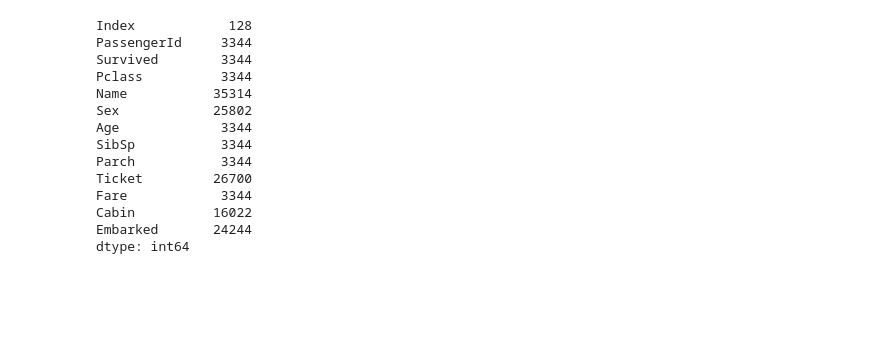
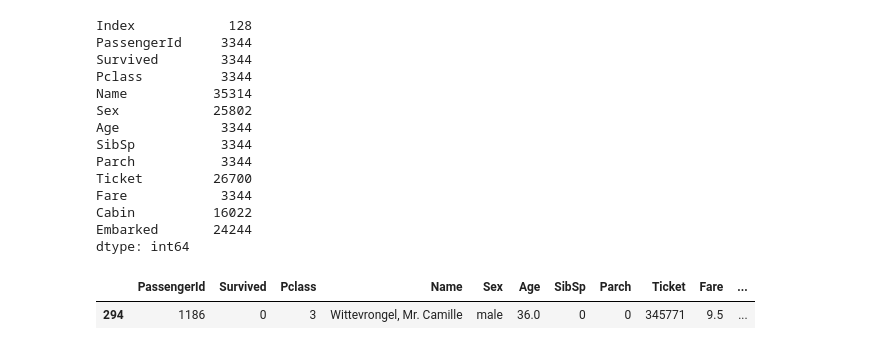
Before and after one commit to DenzAviator/EDA, a Jupyter notebook: EDA.ipynb, the cells around one changed output. Cells and saved outputs as stored; diff of their text form; code cells hidden in the pictures; blank space fills up the shorter version.

```diff
--- a/EDA.ipynb
+++ b/EDA.ipynb
@@ -53,3 +53,8 @@ Fare            3344
 Cabin          16022
 Embarked       24244
 dtype: int64
+# %%
+df.sample()
+# %% [output]
+|  | PassengerId | Survived | Pclass | Name | Sex | Age | SibSp | Parch | Ticket | Fare | ... |
+| 294 | 1186 | 0 | 3 | Wittevrongel, Mr. Camille | male | 36.0 | 0 | 0 | 345771 | 9.5 | ... |
```
Also changed, not shown: parts of 13 cells of this notebook.
